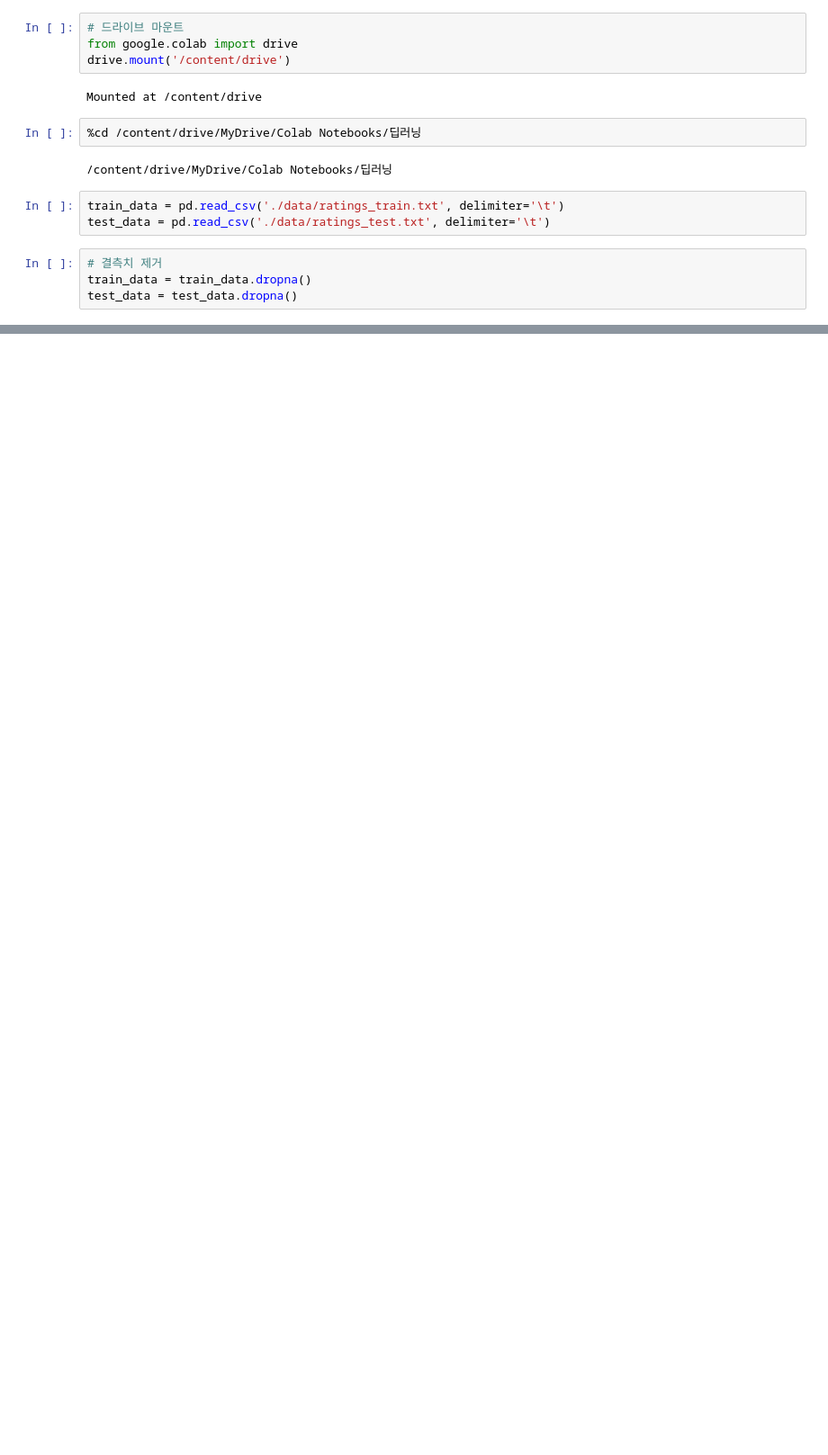
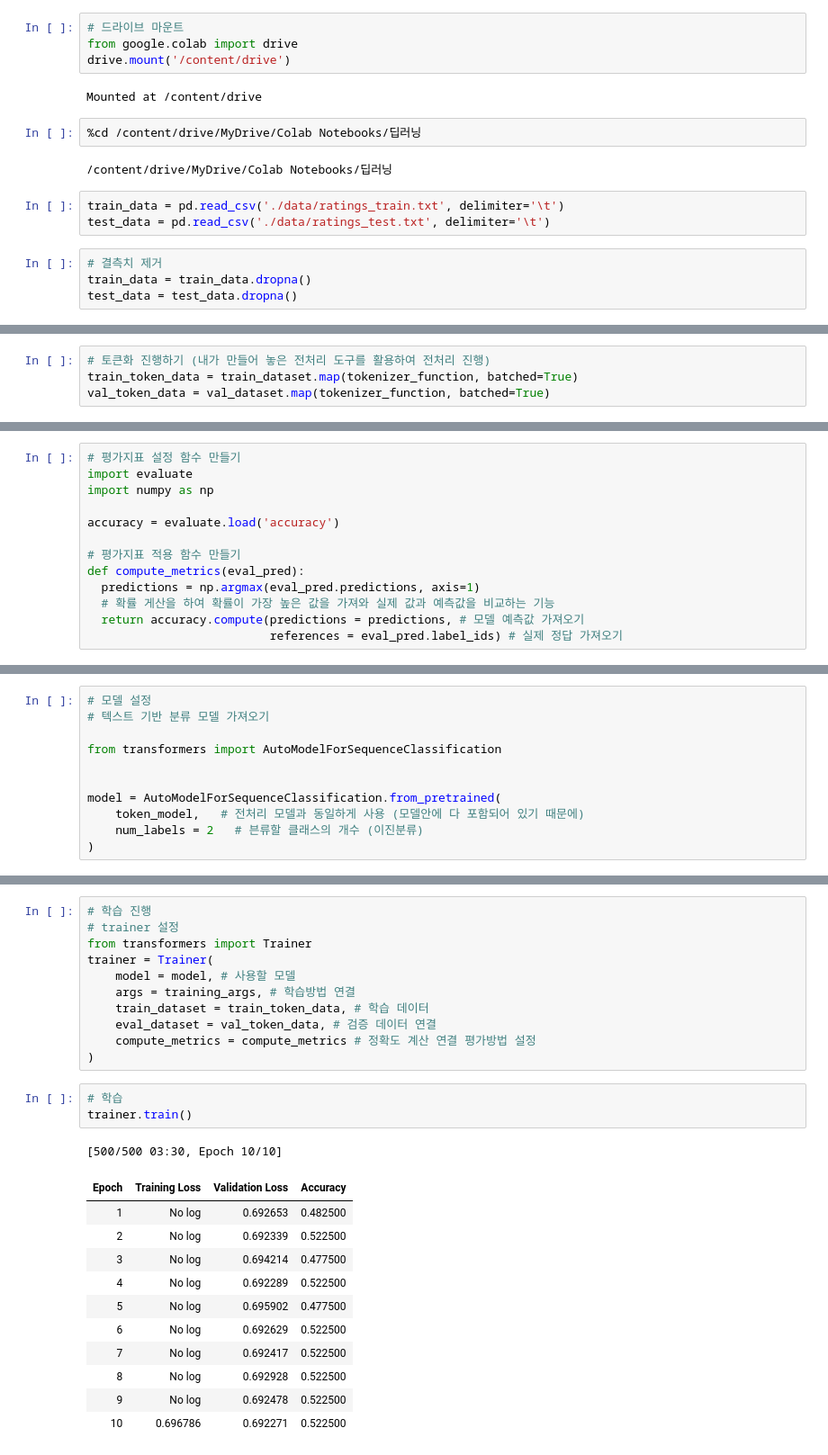
Before and after one commit to DongYeon-cloud/DL_Study, a Jupyter notebook: ex08) 허깅페이스 모델을 활용하여 영화리뷰데이터 학습하기.ipynb, the cells around one changed output, grey strips where cells are left out. Shown at 90% size. Cells and saved outputs as stored; diff of their text form; blank space fills up the shorter version.

Commit message:
movie data

```diff
--- a/ex08) 허깅페이스 모델을 활용하여 영화리뷰데이터 학습하기.ipynb
+++ b/ex08) 허깅페이스 모델을 활용하여 영화리뷰데이터 학습하기.ipynb
@@ -25,0 +132,4 @@ test_data = test_data.dropna()
+# %%
+# 토큰화 진행하기 (내가 만들어 놓은 전처리 도구를 활용하여 전처리 진행)
+train_token_data = train_dataset.map(tokenizer_function, batched=True)
+val_token_data = val_dataset.map(tokenizer_function, batched=True)
@@ -25,0 +157,13 @@ test_data = test_data.dropna()
+# %%
+# 평가지표 설정 함수 만들기
+import evaluate
+import numpy as np
+
+accuracy = evaluate.load('accuracy')
+
+# 평가지표 적용 함수 만들기
+def compute_metrics(eval_pred):
+  predictions = np.argmax(eval_pred.predictions, axis=1)
+  # 확률 게산을 하여 확률이 가장 높은 값을 가져와 실제 값과 예측값을 비교하는 기능
+  return accuracy.compute(predictions = predictions, # 모델 예측값 가져오기
+                          references = eval_pred.label_ids) # 실제 정답 가져오기
@@ -25,0 +200,11 @@ test_data = test_data.dropna()
+# %%
+# 모델 설정
+# 텍스트 기반 분류 모델 가져오기
+
+from transformers import AutoModelForSequenceClassification
+
+
+model = AutoModelForSequenceClassification.from_pretrained(
+    token_model,   # 전처리 모델과 동일하게 사용 (모델안에 다 포함되어 있기 때문에)
+    num_labels = 2   # 븐류할 클래스의 개수 (이진분류)
+)
@@ -25,0 +220,27 @@ test_data = test_data.dropna()
+# %%
+# 학습 진행
+# trainer 설정
+from transformers import Trainer
+trainer = Trainer(
+    model = model, # 사용할 모델
+    args = training_args, # 학습방법 연결
+    train_dataset = train_token_data, # 학습 데이터
+    eval_dataset = val_token_data, # 검증 데이터 연결
+    compute_metrics = compute_metrics # 정확도 계산 연결 평가방법 설정
+)
+# %%
+# 학습
+trainer.train()
+# %% [output]
+[500/500 03:30, Epoch 10/10]
+| Epoch | Training Loss | Validation Loss | Accuracy |
+| 1 | No log | 0.692653 | 0.482500 |
+| 2 | No log | 0.692339 | 0.522500 |
+| 3 | No log | 0.694214 | 0.477500 |
+| 4 | No log | 0.692289 | 0.522500 |
+| 5 | No log | 0.695902 | 0.477500 |
+| 6 | No log | 0.692629 | 0.522500 |
+| 7 | No log | 0.692417 | 0.522500 |
+| 8 | No log | 0.692928 | 0.522500 |
+| 9 | No log | 0.692478 | 0.522500 |
+| 10 | 0.696786 | 0.692271 | 0.522500 |
```
Also changed, not shown: parts of 32 cells of this notebook.
